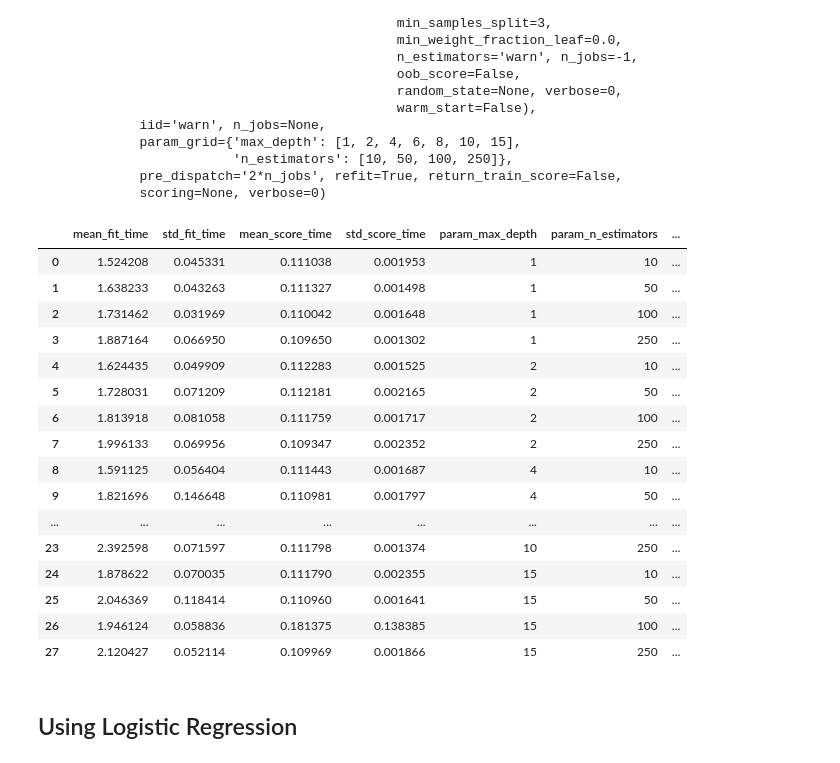
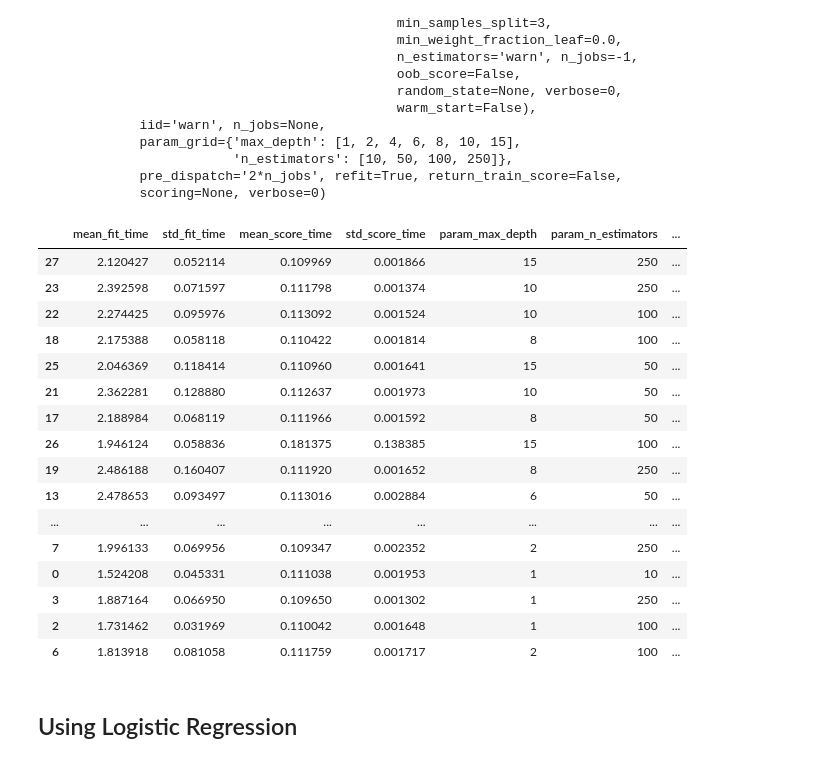
Before and after one commit to osofariu/titanic-kaggle, a Jupyter notebook: notebooks/titanic.ipynb, the cells around one changed output. Drawn from its saved outputs; the diff is of its cells as text; code cells hidden in the pictures.

Commit message:
sort gridSearch results by rank; rename obsolete notebook

```diff
--- a/notebooks/titanic.ipynb
+++ b/notebooks/titanic.ipynb
@@ -345,25 +345,25 @@ GridSearchCV(cv=5, error_score='raise-deprecating',
              scoring=None, verbose=0)
 # %%
 cv_resultsDF = pd.DataFrame(search.cv_results_)
-cv_resultsDF
+cv_resultsDF.sort_values(by=['rank_test_score'])
 # %% [output]
 |  | mean_fit_time | std_fit_time | mean_score_time | std_score_time | param_max_depth | param_n_estimators | ... |
+| 27 | 2.120427 | 0.052114 | 0.109969 | 0.001866 | 15 | 250 | ... |
+| 23 | 2.392598 | 0.071597 | 0.111798 | 0.001374 | 10 | 250 | ... |
+| 22 | 2.274425 | 0.095976 | 0.113092 | 0.001524 | 10 | 100 | ... |
+| 18 | 2.175388 | 0.058118 | 0.110422 | 0.001814 | 8 | 100 | ... |
+| 25 | 2.046369 | 0.118414 | 0.110960 | 0.001641 | 15 | 50 | ... |
+| 21 | 2.362281 | 0.128880 | 0.112637 | 0.001973 | 10 | 50 | ... |
+| 17 | 2.188984 | 0.068119 | 0.111966 | 0.001592 | 8 | 50 | ... |
+| 26 | 1.946124 | 0.058836 | 0.181375 | 0.138385 | 15 | 100 | ... |
+| 19 | 2.486188 | 0.160407 | 0.111920 | 0.001652 | 8 | 250 | ... |
+| 13 | 2.478653 | 0.093497 | 0.113016 | 0.002884 | 6 | 50 | ... |
+| ... | ... | ... | ... | ... | ... | ... | ... |
+| 7 | 1.996133 | 0.069956 | 0.109347 | 0.002352 | 2 | 250 | ... |
 | 0 | 1.524208 | 0.045331 | 0.111038 | 0.001953 | 1 | 10 | ... |
-| 1 | 1.638233 | 0.043263 | 0.111327 | 0.001498 | 1 | 50 | ... |
+| 3 | 1.887164 | 0.066950 | 0.109650 | 0.001302 | 1 | 250 | ... |
 | 2 | 1.731462 | 0.031969 | 0.110042 | 0.001648 | 1 | 100 | ... |
-| 3 | 1.887164 | 0.066950 | 0.109650 | 0.001302 | 1 | 250 | ... |
-| 4 | 1.624435 | 0.049909 | 0.112283 | 0.001525 | 2 | 10 | ... |
-| 5 | 1.728031 | 0.071209 | 0.112181 | 0.002165 | 2 | 50 | ... |
 | 6 | 1.813918 | 0.081058 | 0.111759 | 0.001717 | 2 | 100 | ... |
-| 7 | 1.996133 | 0.069956 | 0.109347 | 0.002352 | 2 | 250 | ... |
-| 8 | 1.591125 | 0.056404 | 0.111443 | 0.001687 | 4 | 10 | ... |
-| 9 | 1.821696 | 0.146648 | 0.110981 | 0.001797 | 4 | 50 | ... |
-| ... | ... | ... | ... | ... | ... | ... | ... |
-| 23 | 2.392598 | 0.071597 | 0.111798 | 0.001374 | 10 | 250 | ... |
-| 24 | 1.878622 | 0.070035 | 0.111790 | 0.002355 | 15 | 10 | ... |
-| 25 | 2.046369 | 0.118414 | 0.110960 | 0.001641 | 15 | 50 | ... |
-| 26 | 1.946124 | 0.058836 | 0.181375 | 0.138385 | 15 | 100 | ... |
-| 27 | 2.120427 | 0.052114 | 0.109969 | 0.001866 | 15 | 250 | ... |
 # %% [markdown]
 ## Using Logistic Regression
 # %%
```
